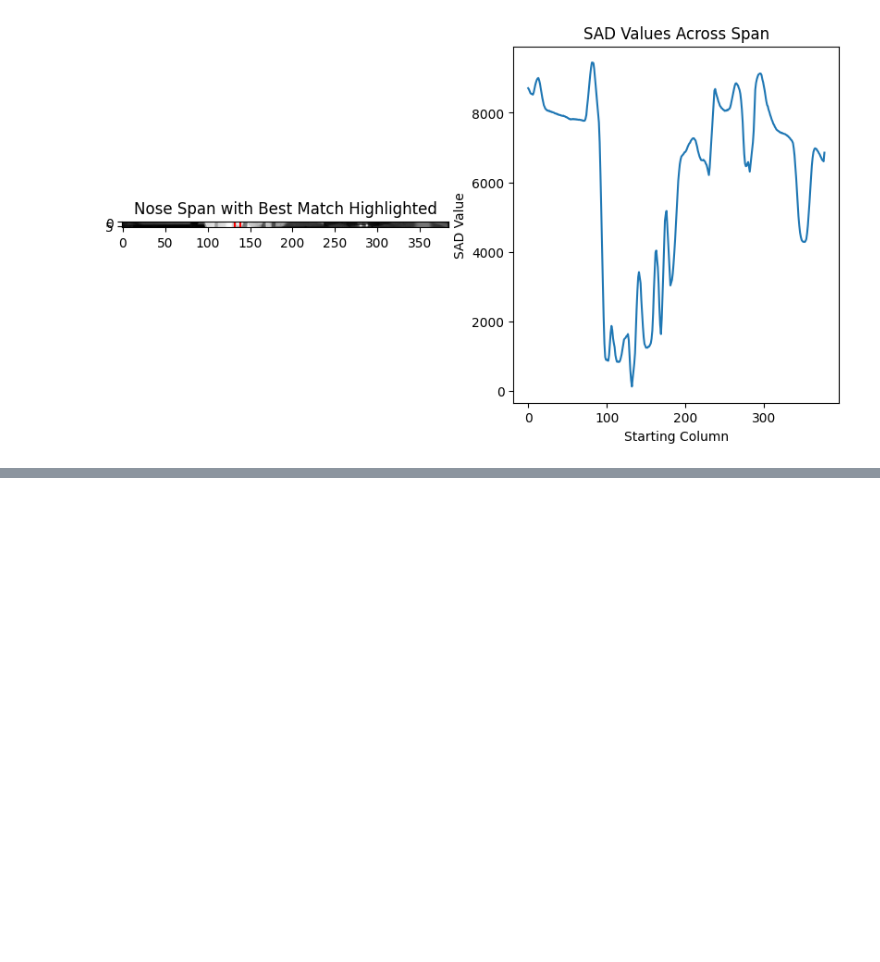
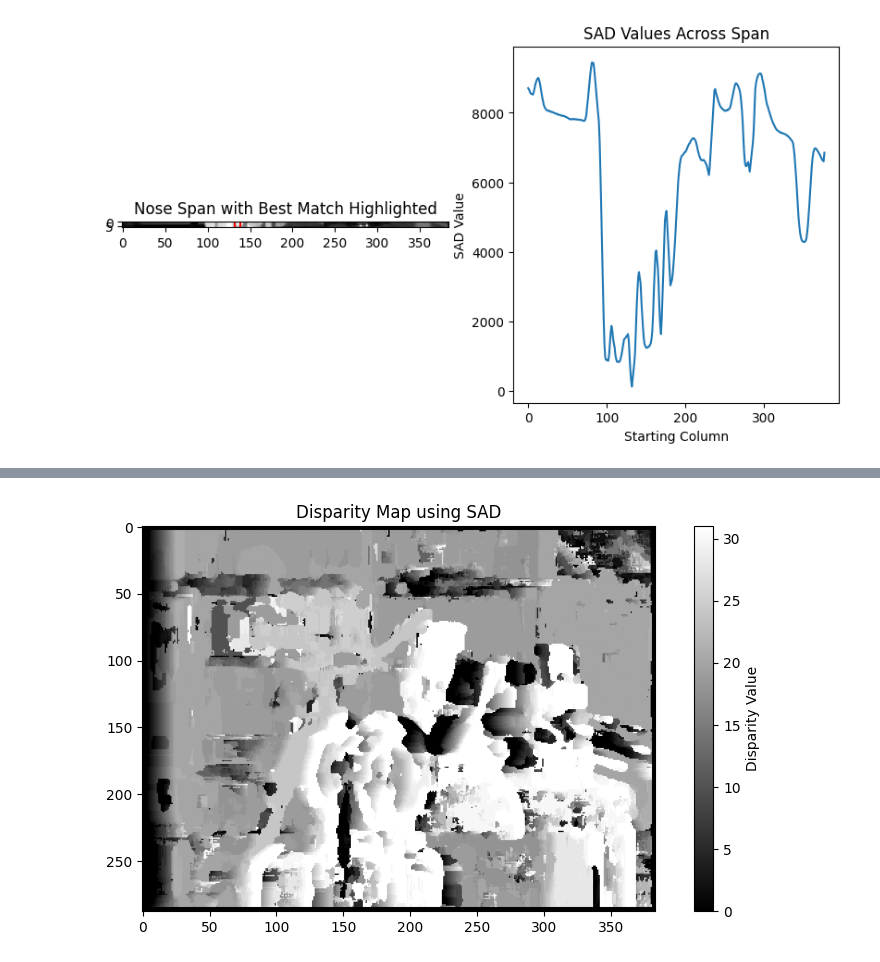
Before and after one commit to dragoselul/Perception-AutonomousSystems, a Jupyter notebook: Dragos-Solutions/Project-week-3/project.ipynb, the cells around one changed output, grey strips where cells are left out. Drawn from its saved outputs; the diff is of its cells as text; code cells hidden in the pictures; blank space fills up the shorter version.

```diff
--- a/Dragos-Solutions/Project-week-3/project.ipynb
+++ b/Dragos-Solutions/Project-week-3/project.ipynb
@@ -110,0 +135,41 @@ Best match for nose_left in nose_span starts at column: 132
+# %%
+def stereo_block_match_sad(left_image, right_image, win=7, max_disparity=32):
+    left_image = cv2.cvtColor(left_image, cv2.COLOR_BGR2GRAY)
+    right_image = cv2.cvtColor(right_image, cv2.COLOR_BGR2GRAY)
+    H, W = left_image.shape
+
+    window_radius = win // 2
+    disparity = np.zeros((H, W), dtype=np.uint8)
+    valid_start = window_radius
+    valid_end_y = H - window_radius
+    valid_end_x = W - window_radius
+
+    for y in range(valid_start, valid_end_y):
+        for x in range(valid_start, valid_end_x):
+            best_offset = 0
+            min_sad = float('inf')
+            top_left_x = x - window_radius
+            top_left_y = y - window_radius
+            bottom_right_x = x + window_radius + 1
+            bottom_right_y = y + window_radius + 1
+            left_block = left_image[top_left_y:bottom_right_y, top_left_x:bottom_right_x]
+            for offset in range(max_disparity):
+                if x - window_radius - offset < 0:
+                    continue
+                right_block = right_image[top_left_y:bottom_right_y, top_left_x - offset:bottom_right_x - offset]
+                sad = compute_sad(left_block, right_block)
+                if sad < min_sad:
+                    min_sad = sad
+                    best_offset = offset
+            disparity[y, x] = best_offset
+
+    return disparity
+
+disparity_map = stereo_block_match_sad(tsukuba_left, tsukuba_right, win=7, max_disparity=32)
+plt.figure(figsize=(10,5))
+plt.imshow(disparity_map, cmap='gray')
+plt.title('Disparity Map using SAD')
+plt.colorbar(label='Disparity Value')
+plt.show()
+# %% [output]
+[figure, added]
```
Also changed, not shown: parts of 1 cell of this notebook.
